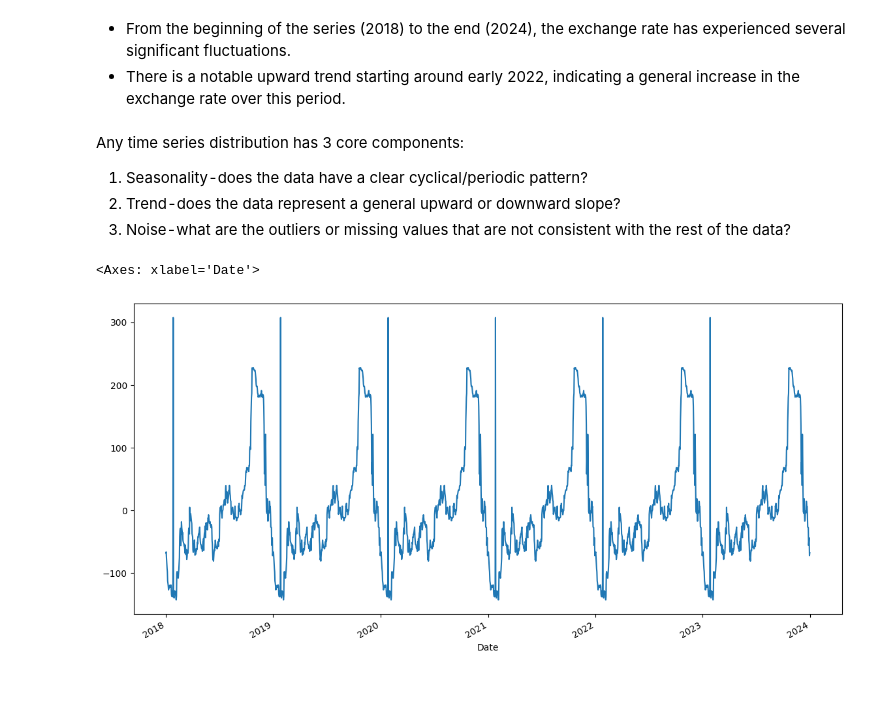
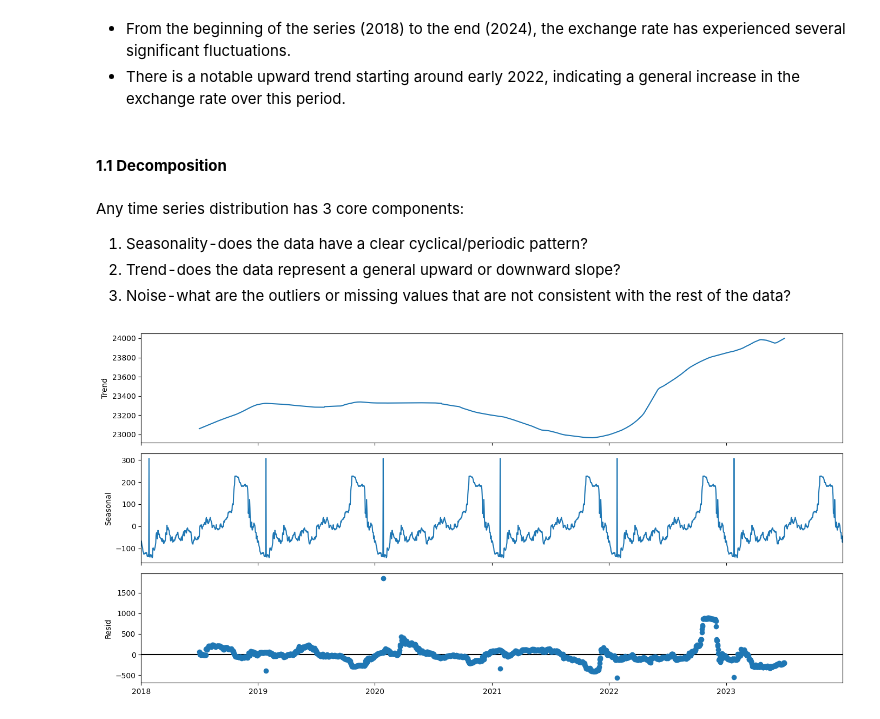
Before and after one commit to VA0211/DSP391m_GROUP3, a Jupyter notebook: eda/eda.ipynb, the cells around one changed output. Saved outputs shown, nothing was run; the diff lists cells and outputs as text; code cells hidden in the pictures; blank space fills up the shorter version.

Commit message:
decomposition forex

```diff
--- a/eda/eda.ipynb
+++ b/eda/eda.ipynb
@@ -2,3 +2,5 @@
 import numpy as np
 import pandas as pd
 import matplotlib.pyplot as plt
+# Change default figsize
+plt.rc("figure", figsize=(14, 7))
@@ -76,6 +77,8 @@ plt.show()
 # %%
 df_tmp['Date'] = pd.to_datetime(df_tmp['Date'])
 df_tmp.set_index('Date', inplace=True)
+# %% [markdown]
+#### **1.1 Decomposition <a class="anchor" id="1_1"></a>**
 # %% [markdown]
 Any time series distribution has 3 core components:
 1. Seasonality - does the data have a clear cyclical/periodic pattern?
@@ -83,11 +86,9 @@ Any time series distribution has 3 core components:
 3. Noise - what are the outliers or missing values that are not consistent with the rest of the data?
 # %%
 from statsmodels.tsa.seasonal import seasonal_decompose
-from matplotlib import rcParams
 
 result = seasonal_decompose(df_tmp['Sell'], model='additive', period=365)
-rcParams["figure.figsize"] = 14, 7
-result.seasonal.plot()
+result.plot(observed=False)
+plt.show()
 # %% [output]
-<Axes: xlabel='Date'>
-[figure, old version]
+[figure, new version]
```
Also changed, not shown: parts of 5 cells of this notebook.
